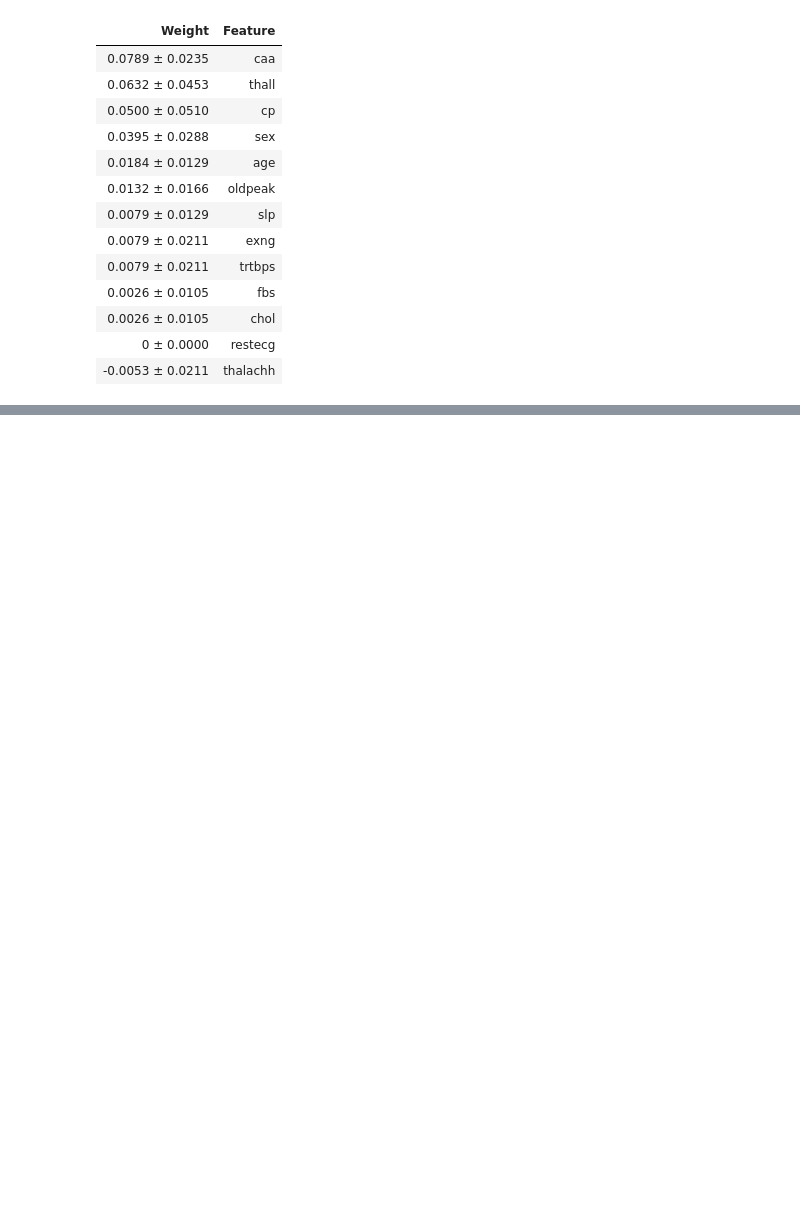
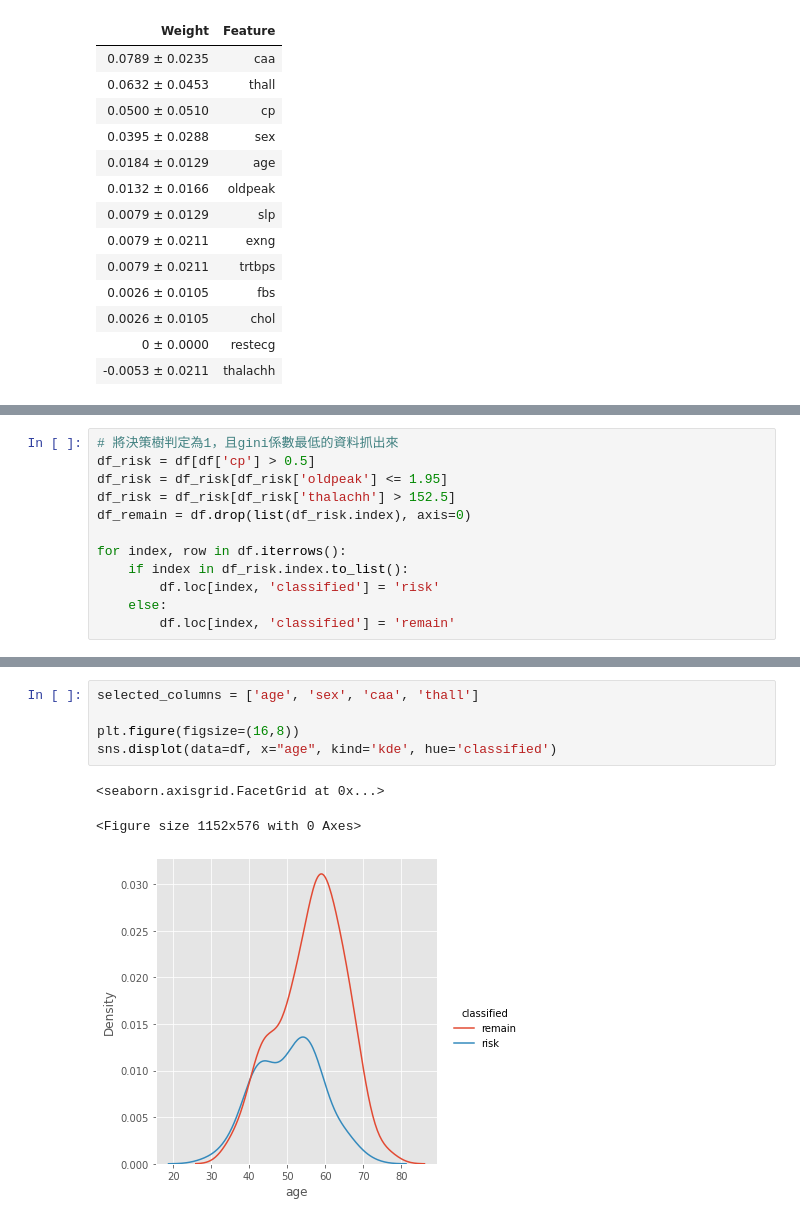
Before and after one commit to tfc1524/Heart, a Jupyter notebook: Heart Attack Project.ipynb, the cells around one changed output, grey strips where cells are left out. Saved outputs shown, nothing was run; the diff lists cells and outputs as text; blank space fills up the shorter version.

```diff
--- a/Heart Attack Project.ipynb
+++ b/Heart Attack Project.ipynb
@@ -279,0 +390,12 @@ precision_score: 0.8125
+# %%
+# 將決策樹判定為1，且gini係數最低的資料抓出來
+df_risk = df[df['cp'] > 0.5]
+df_risk = df_risk[df_risk['oldpeak'] <= 1.95]
+df_risk = df_risk[df_risk['thalachh'] > 152.5]
+df_remain = df.drop(list(df_risk.index), axis=0)
+
+for index, row in df.iterrows():
+    if index in df_risk.index.to_list():
+        df.loc[index, 'classified'] = 'risk'
+    else:
+        df.loc[index, 'classified'] = 'remain'
@@ -279,0 +414,9 @@ precision_score: 0.8125
+# %%
+selected_columns = ['age', 'sex', 'caa', 'thall']
+
+plt.figure(figsize=(16,8))
+sns.displot(data=df, x="age", kind='kde', hue='classified')
+# %% [output]
+<seaborn.axisgrid.FacetGrid at 0x...>
+<Figure size 1152x576 with 0 Axes>
+[figure, added]
```
Also changed, not shown: parts of 18 cells of this notebook.
